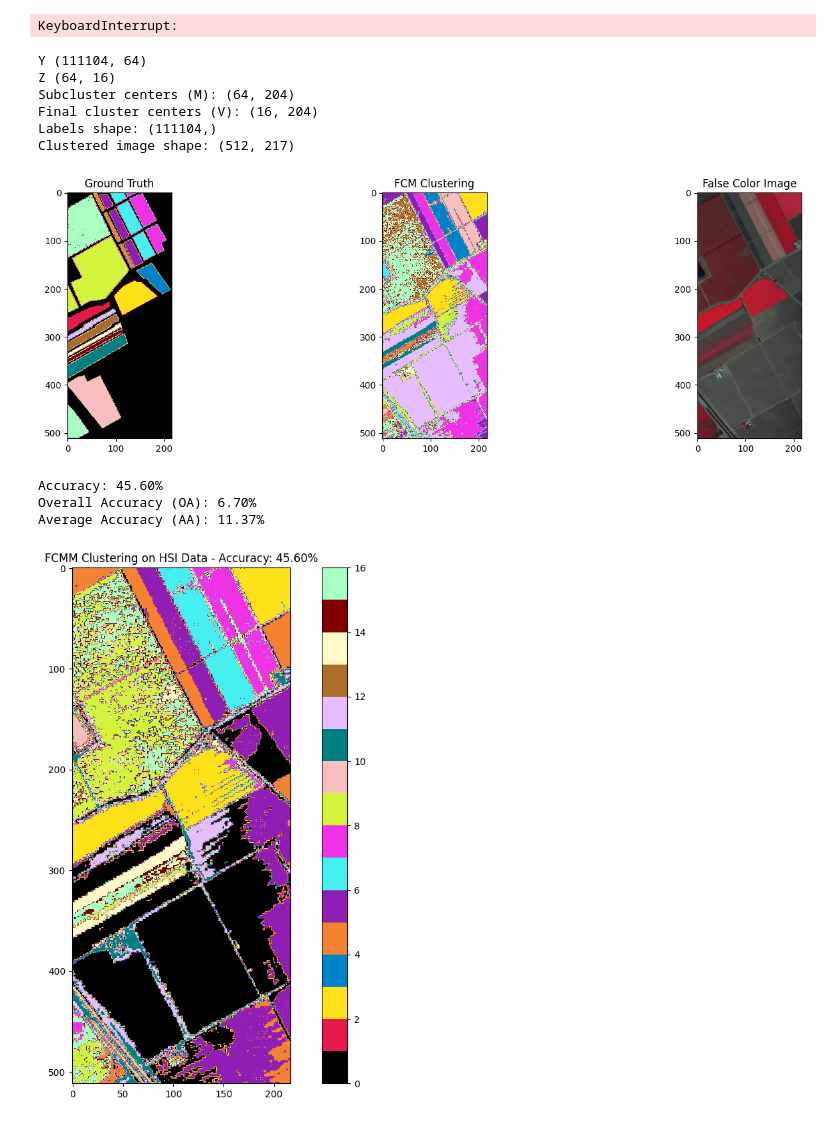
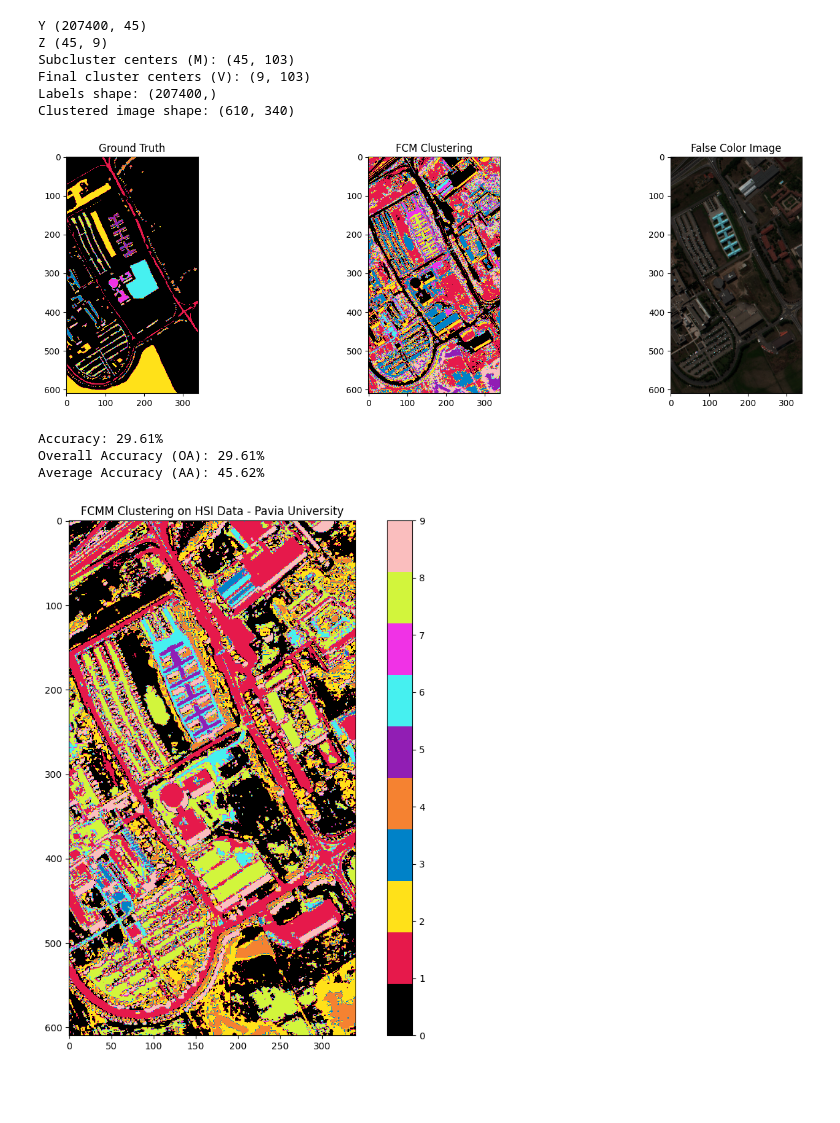
Before and after one commit to DFeng0215/FCMM, a Jupyter notebook: PU_FCMM.ipynb, the cells around one changed output. Drawn from its saved outputs; the diff is of its cells as text; code cells hidden in the pictures; blank space fills up the shorter version.

```diff
--- a/PU_FCMM.ipynb
+++ b/PU_FCMM.ipynb
@@ -38,34 +38,34 @@ def update_final_cluster_centers(M, Z, r):
     return V
 # %%
 def update_membership_matrix_Y(data, centers, r):
-    """更新隸屬度矩陣 Y 根據公式 (7)"""
-    # 计算所有数据点到所有中心的距离矩阵
+    # 更新隸屬度矩陣 Y 根據公式 (7)
+    # 計算所有數據點到所有中心的距離矩陣
     distances = cdist(data, centers, metric='sqeuclidean')
-    # 计算权重
+    # 計算權重
     weights = distances[:, :, np.newaxis] / distances[:, np.newaxis, :]
     weights = weights ** (2 / (r - 1))
     # 求和得到分母
     denom = np.sum(weights, axis=2)
-    # 计算 Y 矩阵
+    # 計算 Y 矩陣
     Y = 1 / denom
     return Y
 # %%
 def update_membership_matrix_Z(M, V, r):
-    """更新隸屬度矩陣 Z 根據公式 (9)"""
-    # 计算所有子群集到所有最终群集的距离矩阵
+    # 更新隸屬度矩陣 Z 根據公式 (9)
+    # 計算所有子群集到所有最終群集的距離矩陣
     distances = cdist(M, V, metric='sqeuclidean')
-    # 计算权重
+    # 計算權重
     weights = distances[:, :, np.newaxis] / distances[:, np.newaxis, :]
     weights = weights ** (2 / (r - 1))
     # 求和得到分母
     denom = np.sum(weights, axis=2)
-    # 计算 Z 矩阵
+    # 計算 Z 矩陣
     Z = 1 / denom
     return Z
 # %%
 
 def fcmm(data, q, c, r, alpha, error=0.005, maxiter=100):
-    """實現 FCMM 算法"""
+    #實現 FCMM 算法
     n = data.shape[0]
     Y, Z = initialize_matrices(n, q, c)
     V = np.random.rand(c, data.shape[1])  # 初始化 V
@@ -99,18 +99,16 @@ classes = np.unique(gt)
 #將三維數據降至二維
 data = img.reshape(-1, img.shape[-1])
 
-q, c = 63, 9  # Number of subclusters and clusters
-r = 1.33  # Fuzzy factor
-alpha = 8.3  # Balance parameter
+q, c = 36, 9  # Number of subclusters and clusters
+r = 1.1  # Fuzzy factor
+alpha = 1.5  # Balance parameter
 
 Y, Z, M, V = fcmm(data, q, c, r, alpha)
-# %% [output]
-KeyboardInterrupt:
 # %%
-print("Y", Y.shape)
-print("Z", Z.shape)
-print("Subcluster centers (M):", M.shape)
-print("Final cluster centers (V):", V.shape)
+# print("Y", Y.shape)
+# print("Z", Z.shape)
+# print("Subcluster centers (M):", M.shape)
+# print("Final cluster centers (V):", V.shape)
 # 獲取最終群集標籤
 labels = np.argmax(Y @ Z, axis=1)
 print("Labels shape:", labels.shape)  # 輸出 labels 的形狀
@@ -120,42 +118,41 @@ print("Clustered image shape:", clustered_img.shape)  # 輸出重塑後的 clust
 # 定義9種顏色
 colors = [
     "#000000", "#e6194b", "#ffe119", "#0082c8", "#f58231", "#911eb4", "#46f0f0", "#f032e6",
-    "#d2f53c"
+    "#d2f53c", "#fabebe"
 ]
 cmap = ListedColormap(colors)
 
 plt.figure(figsize=(18, 5))
 
 # Ground Truth
 plt.subplot(1, 3, 1)
 plt.title("Ground Truth")
 plt.imshow(gt, cmap=cmap)
 
 # FCM Clustering Result
 plt.subplot(1, 3, 2)
 plt.title("FCM Clustering")
 plt.imshow(clustered_img, cmap=cmap)
 
 # False Color Image (使用波段 50, 27, 17)
 false_color_img = img[:, :, [50, 27, 17]]
 
 # 縮放假彩色圖像的值到0-255範圍
 false_color_img = (false_color_img - false_color_img.min()) / (false_color_img.max() - false_color_img.min()) * 255
 false_color_img = false_color_img.astype(np.uint8)
 
 plt.subplot(1, 3, 3)
 plt.title("False Color Image")
 plt.imshow(false_color_img)
-
 plt.show()
 # %% [output]
-Y (111104, 64)
-Z (64, 16)
-Subcluster centers (M): (64, 204)
-Final cluster centers (V): (16, 204)
-Labels shape: (111104,)
-Clustered image shape: (512, 217)
+Y (207400, 45)
+Z (45, 9)
+Subcluster centers (M): (45, 103)
+Final cluster centers (V): (9, 103)
+Labels shape: (207400,)
+Clustered image shape: (610, 340)
-[figure, old version]
+[figure, new version]
 # %%
 # 並且已經有 gt 加載和重塑為一維向量
 gt_flat = gt.flatten()
@@ -175,12 +172,14 @@ remapped_labels = np.array([label_mapping[label] for label in labels])
 accuracy = np.sum(remapped_labels == gt_flat) / gt_flat.size
 print(f"Accuracy: {accuracy * 100:.2f}%")
 
+cm_news = confusion_matrix(gt_flat, remapped_labels)
+
 # 計算整體精確度 (Overall Accuracy, OA)
-OA = np.trace(cm) / np.sum(cm)
+OA = np.trace(cm_news) / np.sum(cm_news)
 print(f"Overall Accuracy (OA): {OA * 100:.2f}%")
 
 # 計算平均精確度 (Average Accuracy, AA)
-class_accuracies = np.diag(cm) / np.sum(cm, axis=1)
+class_accuracies = np.diag(cm_news) / np.sum(cm_news, axis=1)
 AA = np.mean(class_accuracies)
 print(f"Average Accuracy (AA): {AA * 100:.2f}%")
 
@@ -190,10 +189,10 @@ remapped_clustered_img = remapped_labels.reshape(img.shape[:2])
 plt.figure(figsize=(12, 10))
 plt.imshow(remapped_clustered_img, cmap=cmap)
 plt.colorbar()
-plt.title(f'FCMM Clustering on HSI Data - Accuracy: {accuracy * 100:.2f}%')
+plt.title(f'FCMM Clustering on HSI Data - Pavia University')
 plt.show()
 # %% [output]
-Accuracy: 45.60%
-Overall Accuracy (OA): 6.70%
-Average Accuracy (AA): 11.37%
+Accuracy: 29.61%
+Overall Accuracy (OA): 29.61%
+Average Accuracy (AA): 45.62%
-[figure, old version]
+[figure, new version]
```
Also changed, not shown: parts of 3 cells of this notebook, 5 other files.
